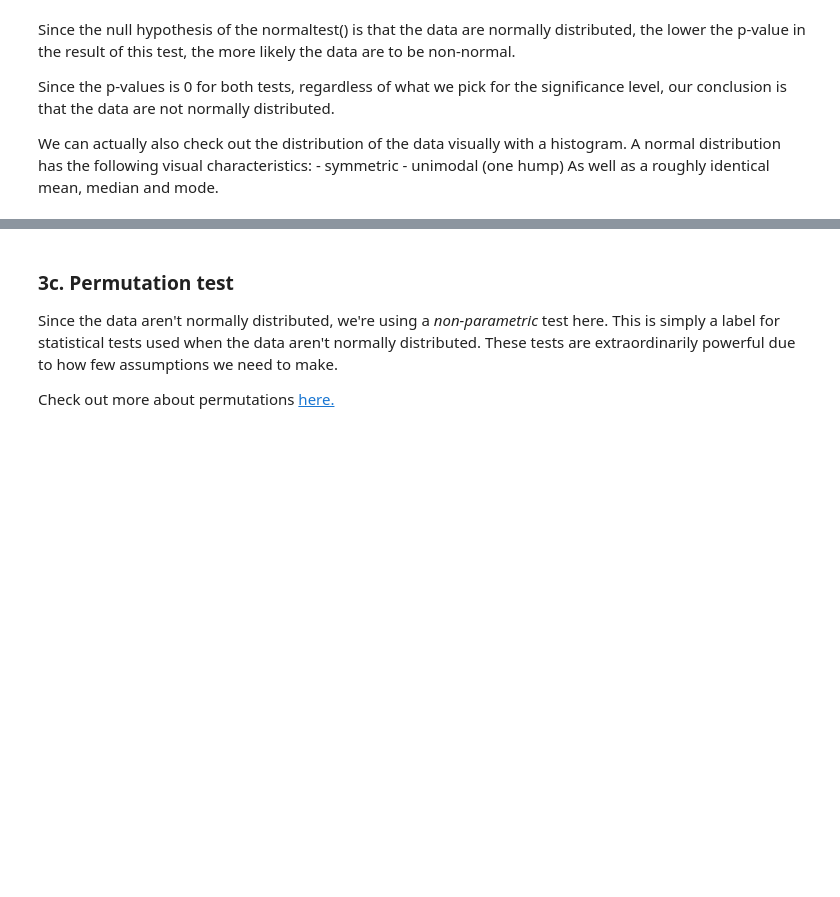
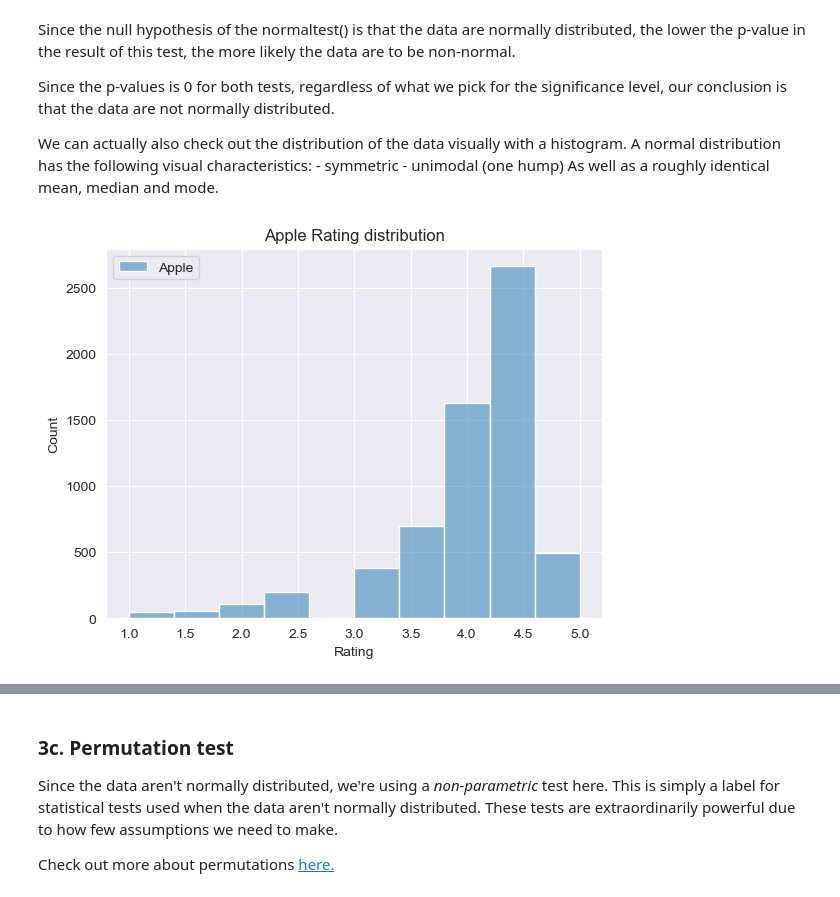
Before and after one commit to rcepedaraza/springboard-apps-project, a Jupyter notebook: Springboard Apps project - Tier 3 - Complete.ipynb, the cells around one changed output, grey strips where cells are left out. Drawn from its saved outputs; the diff is of its cells as text; code cells hidden in the pictures; blank space fills up the shorter version.

```diff
--- a/Springboard Apps project - Tier 3 - Complete.ipynb
+++ b/Springboard Apps project - Tier 3 - Complete.ipynb
@@ -339,7 +442,8 @@ There are many different statistical tests, all with different assumptions. You'
 # %%
 # Create a subset of the column 'Rating' by the different platforms.
 # Call the subsets 'apple' and 'google'
-_ _ _
+google = df.loc[df["platform"] == "google", ["Rating"]]
+apple = df.loc[df["platform"] == "apple", ["Rating"]]
 # %%
 # Using the stats.normaltest() method, get an indication of whether the apple data are normally distributed
 # Save the result in a variable called apple_normal, and print it out
@@ -358,4 +468,10 @@ We can actually also check out the distribution of the data visually with a hist
 As well as a roughly identical mean, median and mode.
 # %%
 # Create a histogram of the apple reviews distribution
-_ _ _
+sns.histplot(apple, label="Apple", bins=10)
+plt.title("Apple Rating distribution")
+plt.xlabel("Rating")
+plt.legend()
+plt.show()
+# %% [output]
+[figure, added]
```
Also changed, not shown: parts of 39 cells of this notebook.
